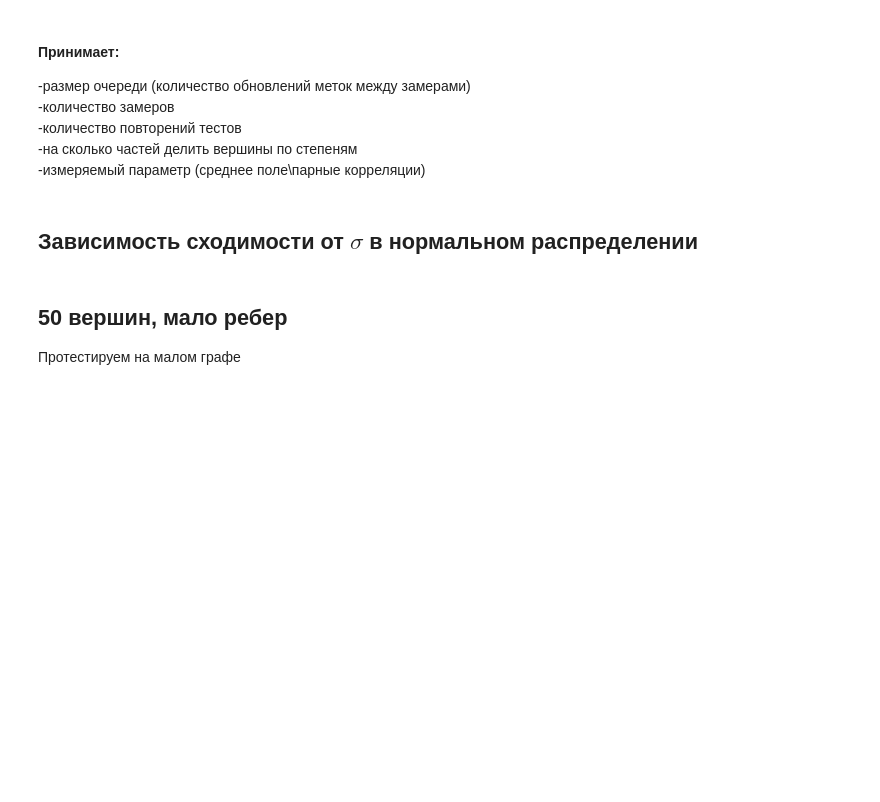
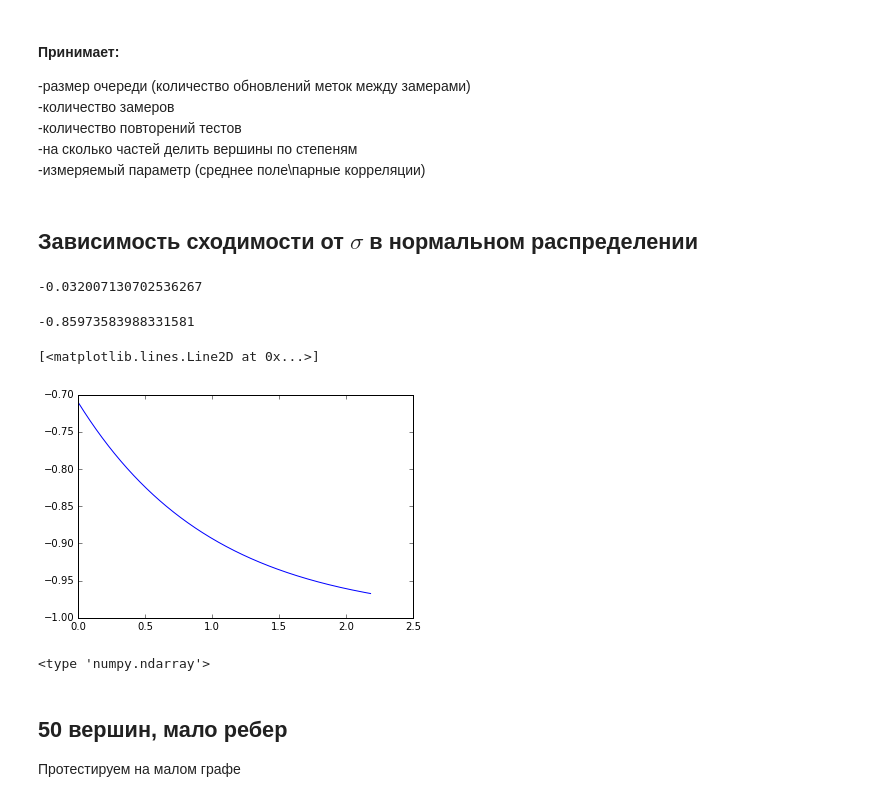
Before and after one commit to dmitriyshad/Diplom, a Jupyter notebook: Seti.ipynb, the cells around one changed output. Cells and saved outputs as stored; diff of their text form; code cells hidden in the pictures; blank space fills up the shorter version.

```diff
--- a/Seti.ipynb
+++ b/Seti.ipynb
@@ -383,6 +388,38 @@ def test_stability(queue_size=10, evo_points=200, test_number=1, parts_number=3,
 
         plt.plot(res[3], label="mean", color='black')
         plt.legend(loc='best')
+# %%
+SIZE = 500
+GTYPE = 'pois'
+queue_size = 1000
+g, labels, _ = gen_graph()
+g_copy = cp(g)
+# %%
+calc_start_m_w()
+# %% [output]
+-0.032007130702536267
+# %%
+queue, times = get_queue(queue_size, SIZE)
+for i in range(len(queue)):
+    revise_label(queue[i], times[i], g, labels, SIZE, cdf)
+a_t = np.array(g.graph_properties["times"])
+# %%
+g = g_copy
+g.graph_properties["times"]
+calc_start_m_w()
+# %% [output]
+-0.85973583988331581
+# %%
+#a_t = np.arange(0, 30, 0.1)
+sol = integr.odeint(derivative_m_w, calc_start_m_w(), a_t)
+plt.plot(a_t, sol)
+# %% [output]
+[<matplotlib.lines.Line2D at 0x...>]
+[figure, added]
+# %%
+print type(a_t)
+# %% [output]
+<type 'numpy.ndarray'>
 # %%
 def cdf(delta_utility):
     return snorm.cdf(delta_utility, loc=0.0, scale=5)
```
Also changed, not shown: parts of 2 cells of this notebook.
